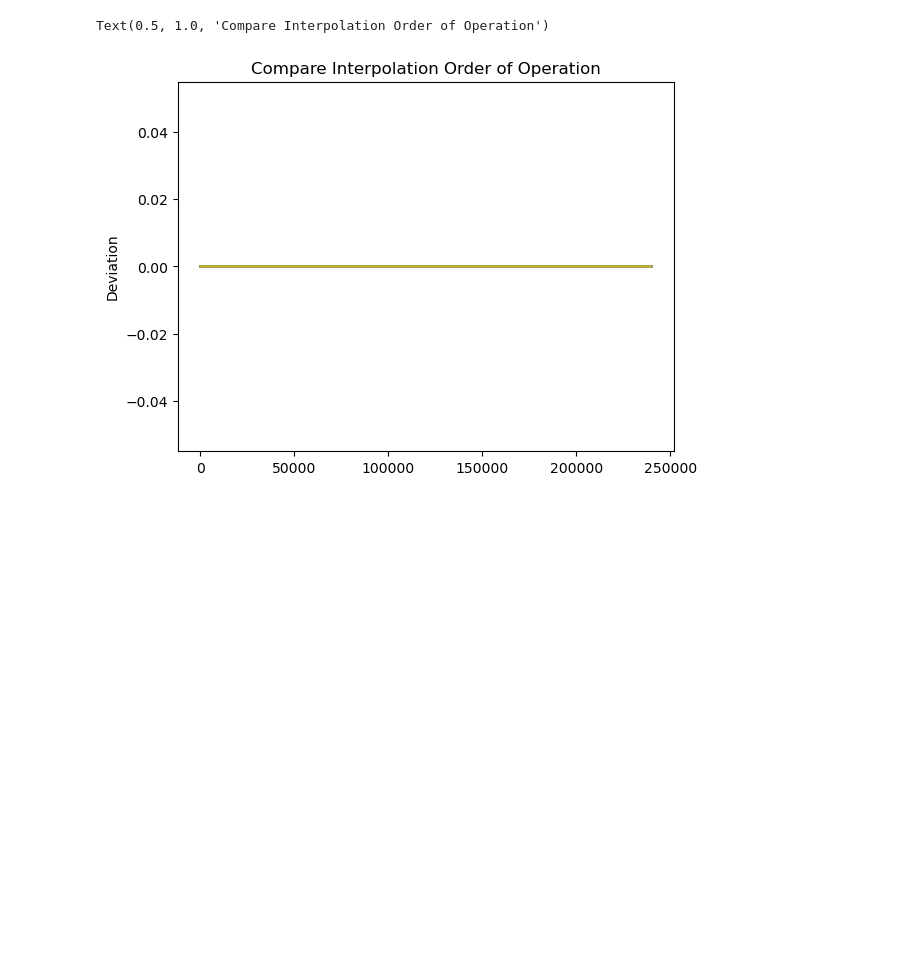
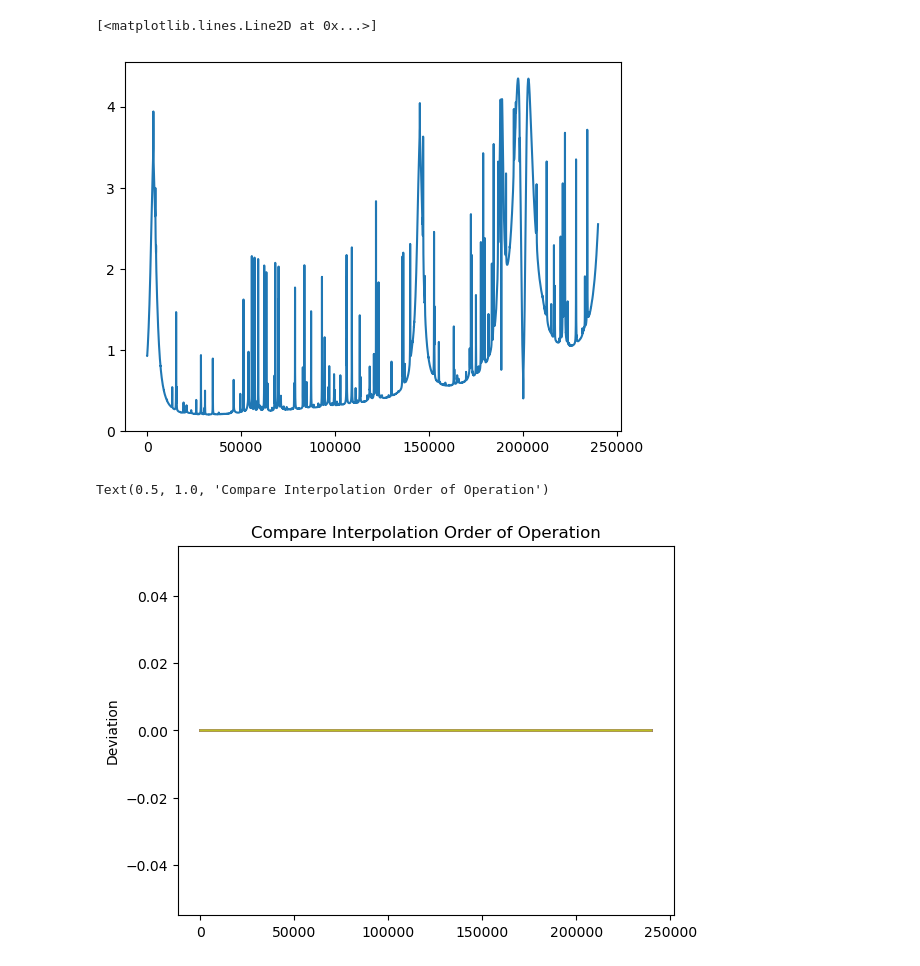
Before and after one commit to kartographer/ozone_radiometry, a Jupyter notebook: MaunaKea/interpolation/CubicHermiteSpline.ipynb, the cells around one changed output. Cells and saved outputs as stored; diff of their text form; code cells hidden in the pictures; blank space fills up the shorter version.

```diff
--- a/MaunaKea/interpolation/CubicHermiteSpline.ipynb
+++ b/MaunaKea/interpolation/CubicHermiteSpline.ipynb
@@ -91,3 +100,8 @@ ax2.set_xlim(180, 420)
+# %%
+plt.plot(za_jacobian[0, 0])
+# %% [output]
+[<matplotlib.lines.Line2D at 0x...>]
+[figure, added]
 # %%
 eval_grid_true = np.zeros_like(Tb_scalar_field)
 for idx, Nscale in enumerate(Nscale_map):
```
Also changed, not shown: parts of 3 cells of this notebook.
